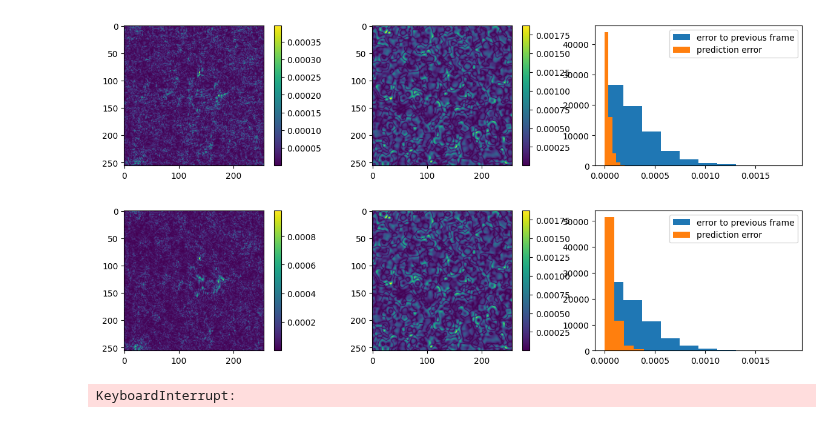
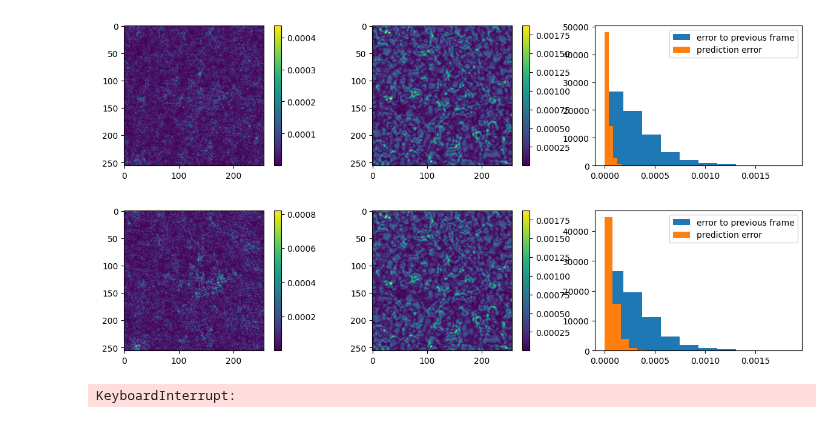
Before and after one commit to graps1/ELM-PDEs, a Jupyter notebook: ks2d/ks2d_conv_elm.ipynb, the cells around one changed output. Drawn from its saved outputs; the diff is of its cells as text; code cells hidden in the pictures.

```diff
--- a/ks2d/ks2d_conv_elm.ipynb
+++ b/ks2d/ks2d_conv_elm.ipynb
@@ -134,36 +134,36 @@ def make_steerable_kernels(n, ks):
     kernels = kernels_theta * kernels_rad
     return kernels
 
 extent = 2
 ks = 2*extent + 1
 n_kernels = 100
 models = [
     ConvELM2D(extent, n_kernels, mode="full", bc=[BC_0,BC_1]),
     ConvELM2D(extent, n_kernels, mode="full", bc=[BC_0,BC_1])
 ]
 models[0].conv.weight.data = make_steerable_kernels(n_kernels, ks).unsqueeze(1).double()
 models[1].conv.weight.data = 2*torch.rand((100, 1, 5, 5)).double() - 1
 
 X = d[0,None,None,...]
-X = X + torch.distributions.Normal(0, 1e-4).sample(X.shape)
+# X = X + torch.distributions.Normal(0, 1e-4).sample(X.shape)
 Y = d[1,None,None,...]
 
 for model in models: model.train(X, Y)
 
 # prediction
 for model in models:
     fig, ax = plt.subplots(1,3,figsize=(15,3))
     err = ( model(d[0,None,...])-d[1,None,...] ).abs().squeeze(0)
     err_prev = ( d[0,...]-d[1,...] ).abs()
     plt.colorbar(ax[0].imshow(err.cpu().numpy()))
     plt.colorbar(ax[1].imshow(err_prev.cpu().numpy()))
     ax[2].hist(err_prev.cpu().flatten(), label="error to previous frame")
     ax[2].hist(err.cpu().flatten(), label="prediction error")
     ax[2].legend()
     plt.show()
 # %% [output]
-[figure, old version]
+[figure, new version]
-[figure, old version]
+[figure, new version]
 # %%
 model = models[0]
 
```
Also changed, not shown: 2 other files.
